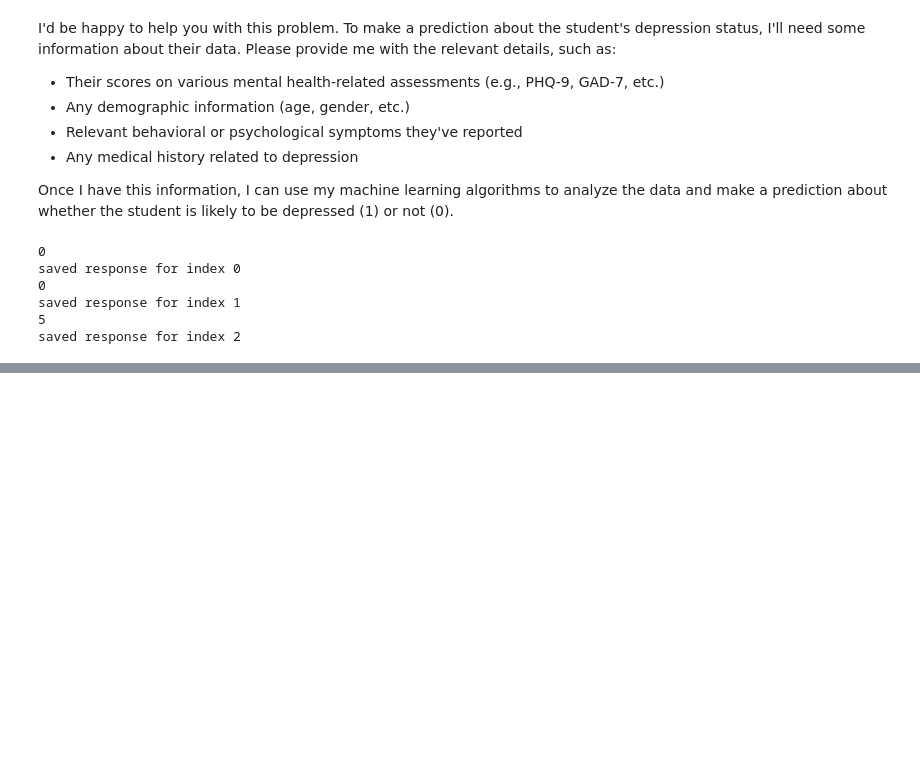
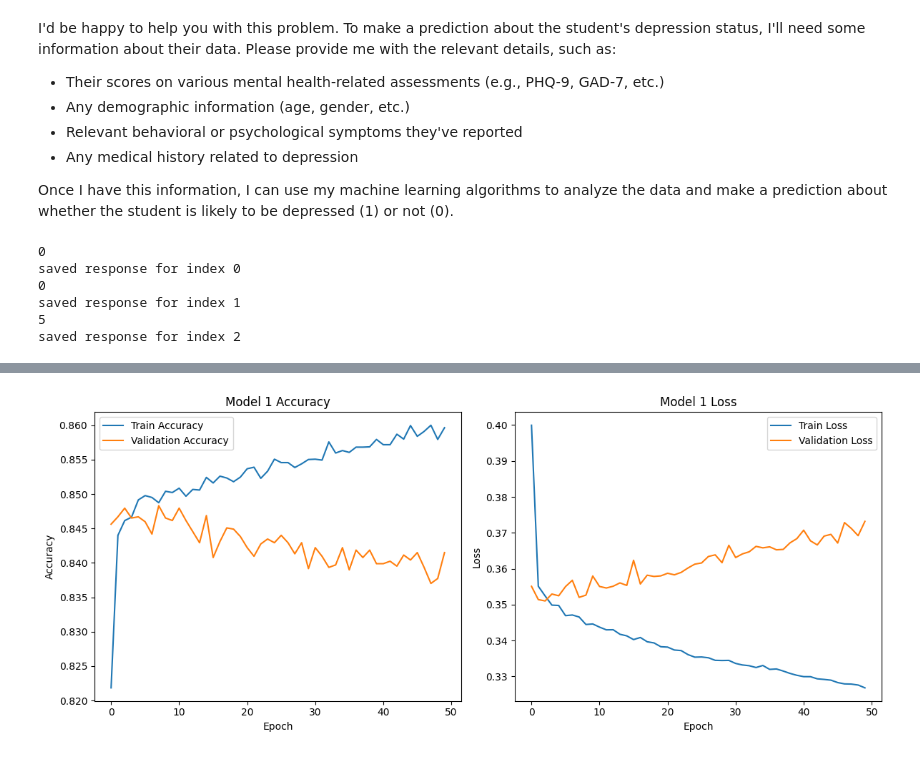
Before and after one commit to paranjaa/ece1508-student-depression-project, a Jupyter notebook: ECE1508_Project_Combined.ipynb, the cells around one changed output, grey strips where cells are left out. Drawn from its saved outputs; the diff is of its cells as text; code cells hidden in the pictures; blank space fills up the shorter version.

```diff
--- a/ECE1508_Project_Combined.ipynb
+++ b/ECE1508_Project_Combined.ipynb
@@ -1119,0 +1420,2 @@ drive.mount('/content/drive')
+# %%
+df_cleaned = df_cleaned.dropna()
@@ -1119,0 +1430,4 @@ drive.mount('/content/drive')
+# %%
+X_train, X_test, y_train, y_test = train_test_split(
+    X_scaled, y, test_size=0.2, random_state=42, stratify=y
+)
@@ -1119,0 +1450,7 @@ drive.mount('/content/drive')
+# %%
+gb_model = GradientBoostingClassifier(random_state=42)
+gb_model.fit(X_train, y_train)
+
+y_pred_gb = gb_model.predict(X_test)
+
+print("Accuracy:", accuracy_score(y_test, y_pred_gb))
@@ -1119,0 +1461,8 @@ drive.mount('/content/drive')
+# %%
+xgb_model = xgb.XGBClassifier(random_state=42, eval_metric='logloss')
+xgb_model.fit(X_train, y_train)
+
+# Evaluate model
+y_pred_xgb = xgb_model.predict(X_test)
+
+print("Accuracy:", accuracy_score(y_test, y_pred_xgb))
@@ -1119,0 +1515,26 @@ drive.mount('/content/drive')
+# %%
+# Plot training & validation accuracy values
+plt.figure(figsize=(12, 5))
+
+# Accuracy
+plt.subplot(1, 2, 1)
+plt.plot(history.history['accuracy'], label='Train Accuracy')
+plt.plot(history.history['val_accuracy'], label='Validation Accuracy')
+plt.title('Model 1 Accuracy')
+plt.xlabel('Epoch')
+plt.ylabel('Accuracy')
+plt.legend()
+
+# Loss
+plt.subplot(1, 2, 2)
+plt.plot(history.history['loss'], label='Train Loss')
+plt.plot(history.history['val_loss'], label='Validation Loss')
+plt.title('Model 1 Loss')
+plt.xlabel('Epoch')
+plt.ylabel('Loss')
+plt.legend()
+
+plt.tight_layout()
+plt.show()
+# %% [output]
+[figure, added]
```
Also changed, not shown: parts of 65 cells of this notebook.
